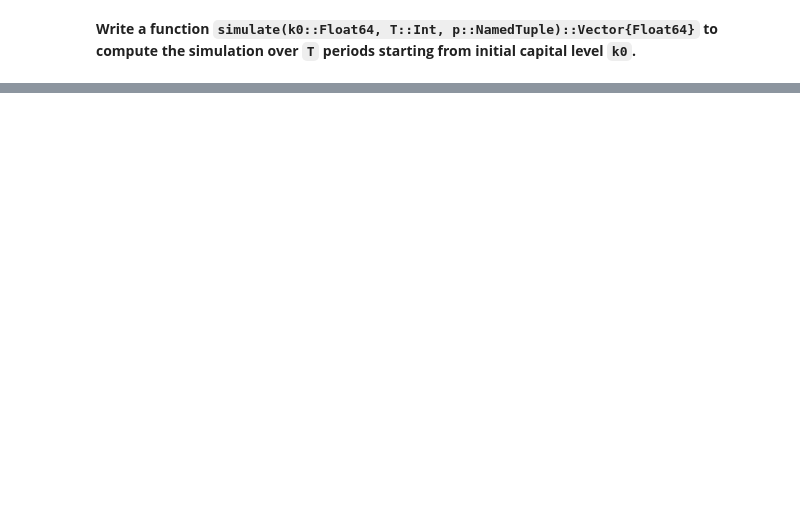
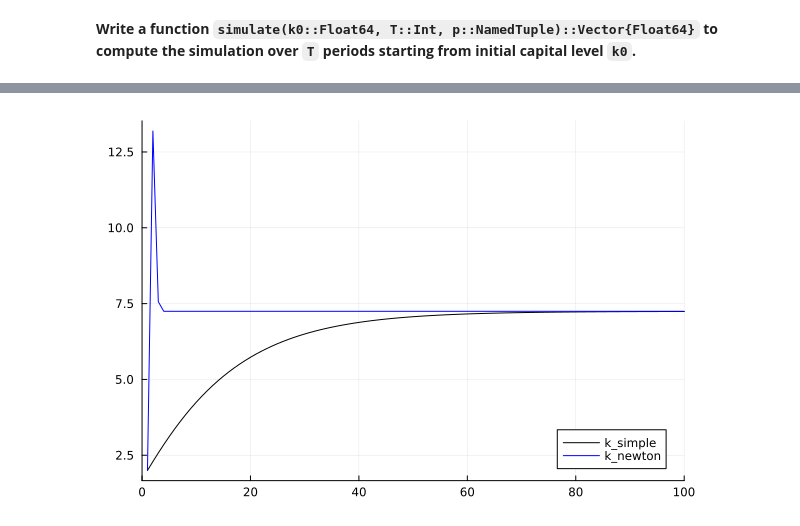
Before and after one commit to PierreRlld/NUM3A, a Jupyter notebook: Tutorial/2_solow.out.ipynb, the cells around one changed output, grey strips where cells are left out. Drawn from its saved outputs; the diff is of its cells as text; code cells hidden in the pictures; blank space fills up the shorter version.

```diff
--- a/Tutorial/2_solow.out.ipynb
+++ b/Tutorial/2_solow.out.ipynb
@@ -132,0 +147,7 @@ $$k_{n+1} = k_{n} - \frac{f(k_n) - k_n}{f'(k_n)-1}$$
+# %%
+for t in 1:10
+    print(t)
+    if t>2
+        break
+    end
+end
@@ -133,12 +156,33 @@ $$k_{n+1} = k_{n} - \frac{f(k_n) - k_n}{f'(k_n)-1}$$
 # %%
-function simulate_newton(k0, model; s=0.4, T=100)
+# ===== NEWTON =====
+function simulate_newton(k0::Float64, model; s=0.4, T=100, deb=false)
+    """
+    deb : print successive results
+    """
     res = [k0]
-    resN = [k0]
+    succ_errors = []
+
+    # Print results also
     for t=1:T
         k = res[end]
-        K = f(k, model; s=s)
-        KN =
-        push!(res, K)
+        fk = f(k, model; s=s)
+        dfk = df(k, model; s=s)
+
+        if dfk!=1
+            KN = k - (fk-k)/(dfk-1)
+            push!(res,KN)
+        else
+            break
+        end
+
+        crit = abs(fk)
+        cvspeed = abs(KN-k)
+        push!(succ_errors,cvspeed)
+
+        if (t>1) & deb
+            ratio = succ_errors[end]/succ_errors[end-1]
+            @printf "iter : %3.0f | Success criterion : %9.6f | Convergence speed : %.6f | Ratio : %f \n" t crit cvspeed ratio
+        end
     end
     return res
 end
@@ -151,0 +191,2 @@ end
+# %%
+simulate_newton(2.0, model,deb=true)
@@ -151,0 +228,6 @@ end
+# %%
+fig = plot(xlim=(0,100), legend=:bottomright)
+plot!(fig, simulate(2.0, model; T=100), c=:black, label="k_simple")
+plot!(fig, simulate_newton(2.0, model; T=100), c=:blue, label="k_newton")
+# %% [output]
+[figure, added]
```
Also changed, not shown: parts of 17 cells of this notebook, 1 other file.
